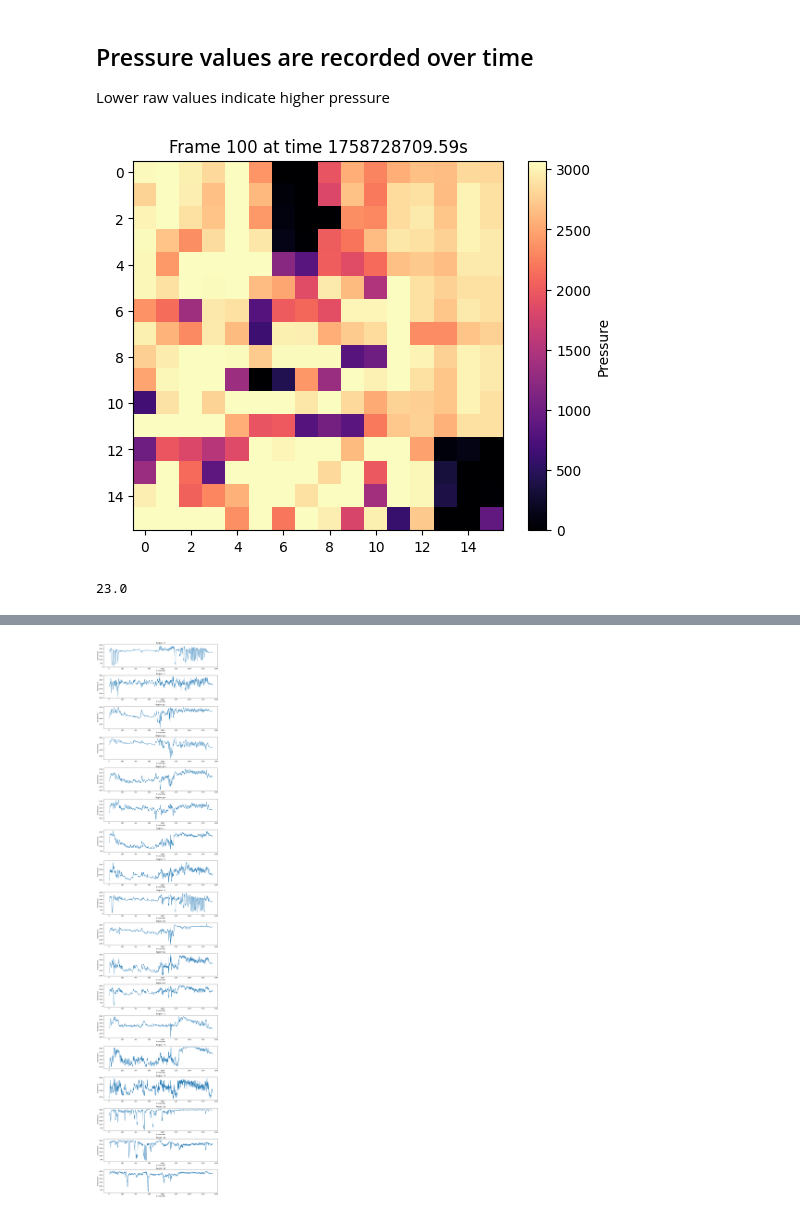
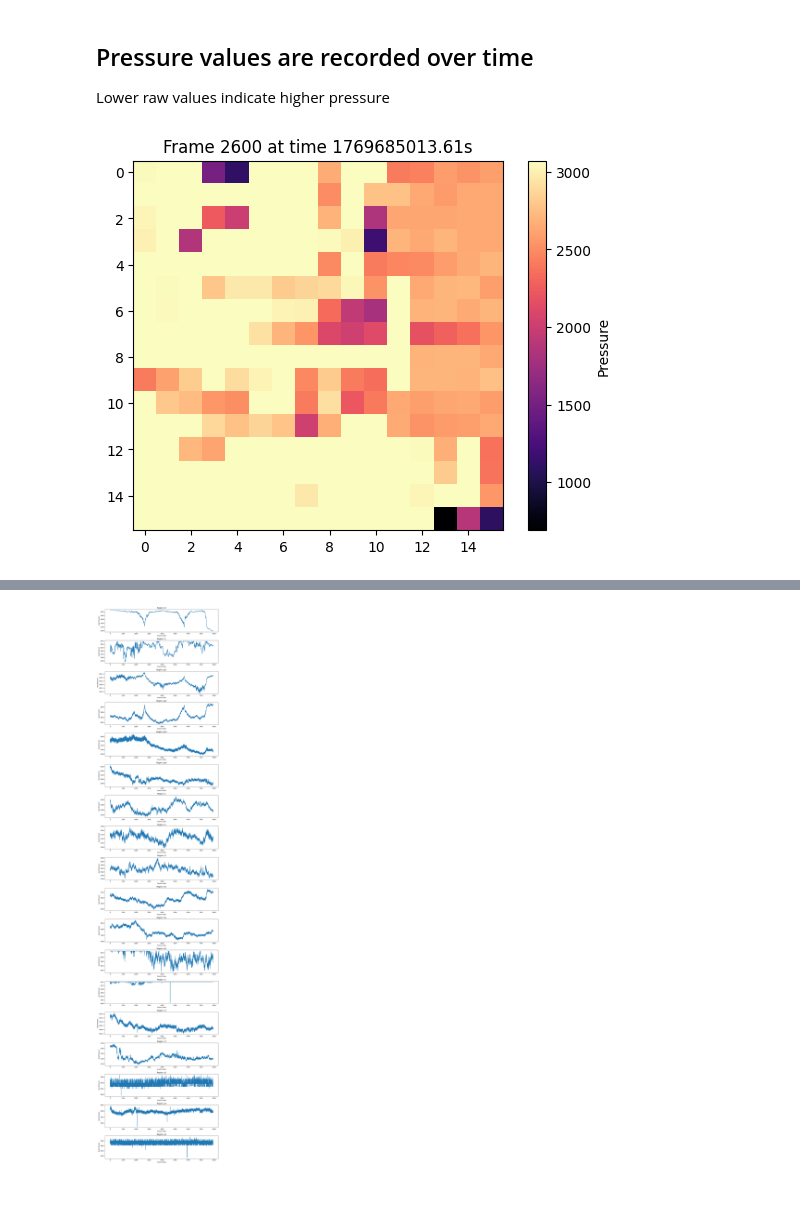
Before and after one commit to devinmur29/WiReSensBackend, a Jupyter notebook: exampleAnalyze.ipynb, the cells around one changed output, grey strips where cells are left out. Cells and saved outputs as stored; diff of their text form; code cells hidden in the pictures.

```diff
--- a/exampleAnalyze.ipynb
+++ b/exampleAnalyze.ipynb
@@ -1,9 +1,9 @@
 # %% [markdown]
 # Example Notebook to Analyze Tactile Data
 # %%
-from utils import tactile_reading
+from wiresens_backend.utils import tactile_reading
 
-pressure, fc, ts = tactile_reading('./recordings/recordings_2_1758753906.046783.hdf5')
+pressure, fc, ts = tactile_reading('test.hdf5')
 print(pressure.shape)
 # Should be (N, 16, 16) where N is the number of frames recorded
 # %% [output]
@@ -23,16 +23,14 @@ Lower raw values indicate higher pressure
 # %%
 import numpy as np
 def plot_frame(frame_idx):
     import matplotlib.pyplot as plt
     plt.imshow(pressure[frame_idx], cmap='magma', interpolation='nearest')
     plt.colorbar(label='Pressure')
     plt.title(f'Frame {frame_idx} at time {ts[frame_idx]:.2f}s')
     plt.show()
-plot_frame(100)
-print(np.mean(pressure[100,0:3,6:8]))
+plot_frame(2600)
 # %% [output]
-[figure, old version]
+[figure, new version]
-23.0
 # %% [markdown]
 ## Region-specific data
 
@@ -101,4 +99,4 @@ def plot_region_averages(pressure, left_hand=True):
 
 plot_region_averages(pressure, left_hand=False)
 # %% [output]
-[figure, old version]
+[figure, new version]
```
Also changed, not shown: parts of 2 cells of this notebook, 48 other files.
